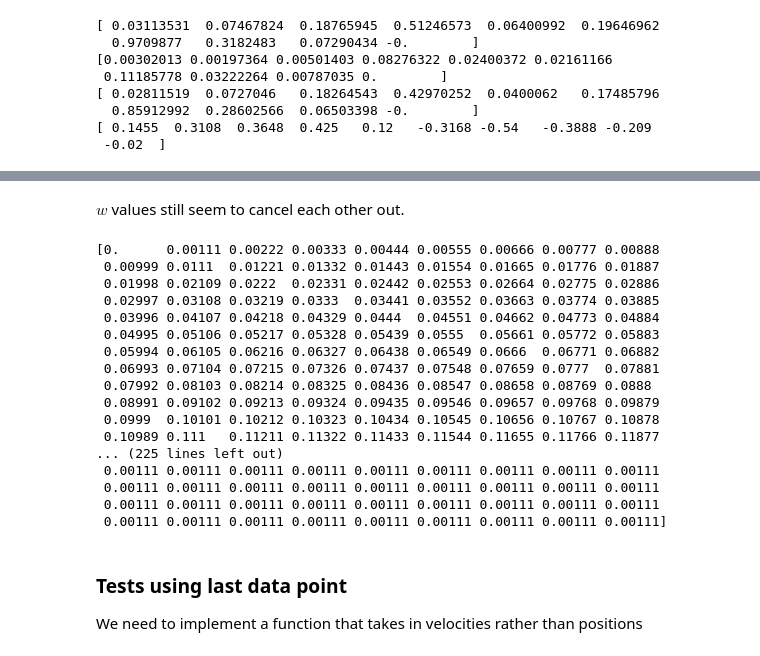
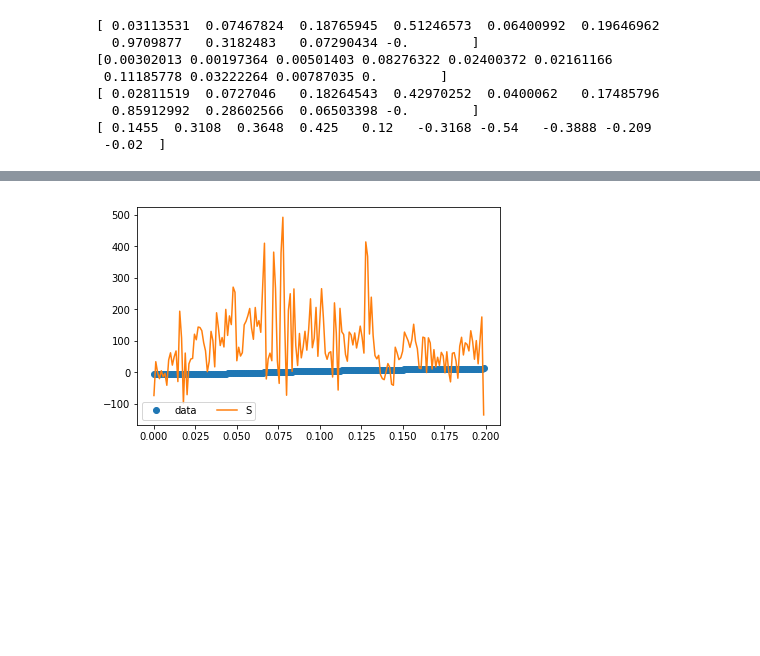
Before and after one commit to Flow-Imaging-Lab-at-Mudd/FILM-fish-model, a Jupyter notebook: lighthill-model.ipynb, the cells around one changed output, grey strips where cells are left out. Cells and saved outputs as stored; diff of their text form; code cells hidden in the pictures; blank space fills up the shorter version.

Commit message:
Cleaned up notebook and began feeding midline data into model

```diff
--- a/lighthill-model.ipynb
+++ b/lighthill-model.ipynb
@@ -567,34 +483,15 @@ plt.scatter(transposedmidline[0],transposedmidline[1])
-# %% [markdown]
-$w$ values still seem to cancel each other out.
-# %%
-print(midlinetime)
-print(transposedmidline[0])
-print(transposedmidline[1])
-print(archers)
-
-archerfish = Lighthill(midlinetime, transposedmidline[0], transposedmidline[1], archers, 997)
-
-archerfish.inextensibilityCheck(1e-15)
-archerfish.test()
-# %% [output]
-[0.      0.00111 0.00222 0.00333 0.00444 0.00555 0.00666 0.00777 0.00888
- 0.00999 0.0111  0.01221 0.01332 0.01443 0.01554 0.01665 0.01776 0.01887
- 0.01998 0.02109 0.0222  0.02331 0.02442 0.02553 0.02664 0.02775 0.02886
- 0.02997 0.03108 0.03219 0.0333  0.03441 0.03552 0.03663 0.03774 0.03885
- 0.03996 0.04107 0.04218 0.04329 0.0444  0.04551 0.04662 0.04773 0.04884
- 0.04995 0.05106 0.05217 0.05328 0.05439 0.0555  0.05661 0.05772 0.05883
- 0.05994 0.06105 0.06216 0.06327 0.06438 0.06549 0.0666  0.06771 0.06882
- 0.06993 0.07104 0.07215 0.07326 0.07437 0.07548 0.07659 0.0777  0.07881
- 0.07992 0.08103 0.08214 0.08325 0.08436 0.08547 0.08658 0.08769 0.0888
- 0.08991 0.09102 0.09213 0.09324 0.09435 0.09546 0.09657 0.09768 0.09879
- 0.0999  0.10101 0.10212 0.10323 0.10434 0.10545 0.10656 0.10767 0.10878
- 0.10989 0.111   0.11211 0.11322 0.11433 0.11544 0.11655 0.11766 0.11877
-... (225 lines left out)
- 0.00111 0.00111 0.00111 0.00111 0.00111 0.00111 0.00111 0.00111 0.00111
- 0.00111 0.00111 0.00111 0.00111 0.00111 0.00111 0.00111 0.00111 0.00111
- 0.00111 0.00111 0.00111 0.00111 0.00111 0.00111 0.00111 0.00111 0.00111
- 0.00111 0.00111 0.00111 0.00111 0.00111 0.00111 0.00111 0.00111 0.00111]
-# %% [markdown]
-### Tests using last data point
-
-We need to implement a function that takes in velocities rather than positions
+# %%
+archerfish = Lighthill(midlinetime, transposedmidline[0], transposedmidline[1], archers, 997)
+archerfish.inextensibilityCheck(1e-15)
+#archerfish.test()
+
+# below is a figure to try to test model visually and see if we implemented things correctly
+plt.figure(figsize=(6.5,4))
+plt.plot(archerfish.t,archerfish.z,'o',label='data')
+plt.plot(archerfish.t, archerfish.dzdt, label="S")
+#plt.plot(archerfish.z, cs_x(archerfish.z,1), label="S'") #first derivative
+#plt.xlim(0,1)
+plt.legend(loc='lower left', ncol=2)
+plt.show()
+# %% [output]
+[figure, added]
```
Also changed, not shown: parts of 11 cells of this notebook.
